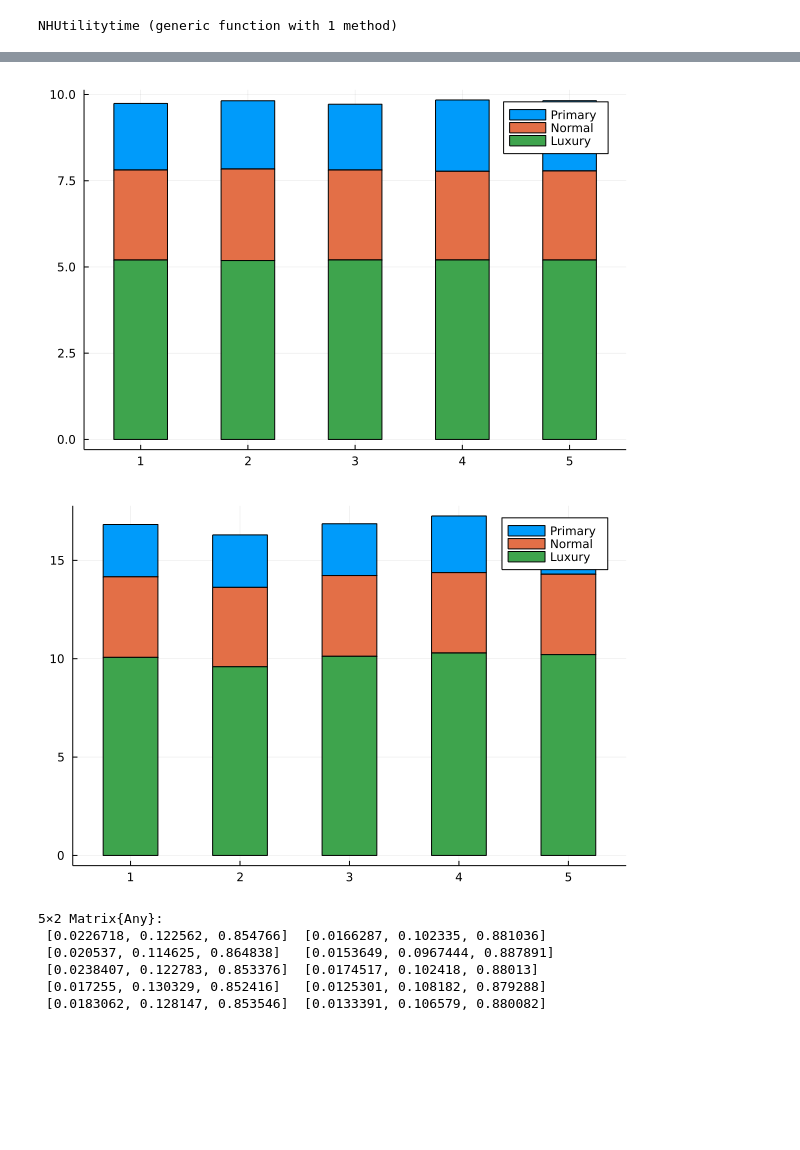
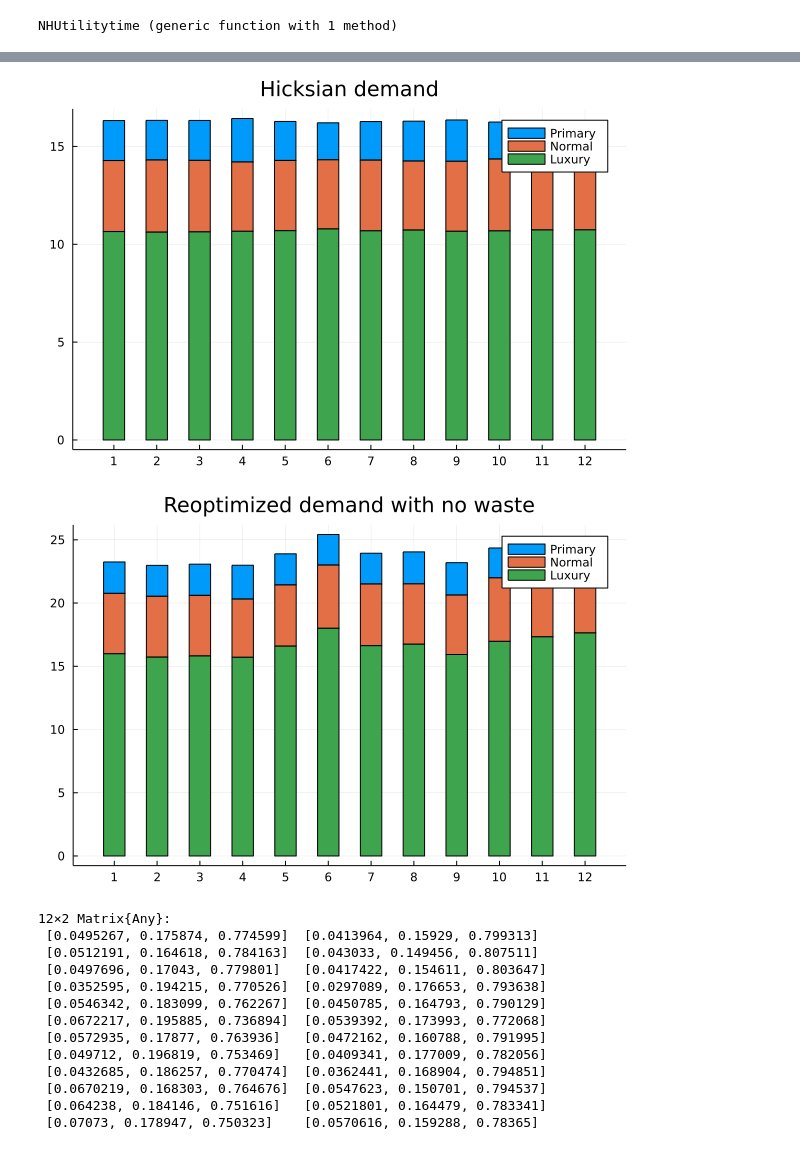
Before and after one commit to antoineding/IIRUHH_master, a Jupyter notebook: U_find.ipynb, the cells around one changed output, grey strips where cells are left out. Cells and saved outputs as stored; diff of their text form; code cells hidden in the pictures; blank space fills up the shorter version.

```diff
--- a/U_find.ipynb
+++ b/U_find.ipynb
@@ -692,3 +725,3 @@ BoundsError: BoundsError: attempt to access 1000×3 Matrix{Any} at index [1:1000
 # %%
-res=NHUtilitytime([10.0, 10.0, 10.0],p,5)
+X=NHUtilitytime([10.0, 10.0, 10.0], ptime, T)
 # %% [output]
@@ -738,25 +746,26 @@ plot!(Umin[:,2])
 # %%
 using StatsPlots
 Primary=[]
 Normal=[]
 Luxury=[]
 for t=1:T
     p=C[:,1][t][1]
     n=C[:,1][t][2]
     l=C[:,1][t][3]
     Primary_s=push!(Primary,p)
     Normal_s=push!(Normal,n)
     Luxury_s=push!(Luxury,l)
 end
 
 ticklabel =[1:T 1:T 1:T]
 groupedbar([Primary Normal Luxury],
         bar_position = :stack,
+        title="Hicksian demand",
         bar_width=0.5,
         xticks=(1:T, ticklabel),
         label=["Primary" "Normal" "Luxury"])
 # %% [output]
-[figure, old version]
+[figure, new version]
 # %%
 Primary_s=[]
 Normal_s=[]
@@ -773,20 +782,28 @@ end
 ticklabel =[1:T 1:T 1:T]
 groupedbar([Primary_s Normal_s Luxury_s],
         bar_position = :stack,
+        title="Reoptimized demand with no waste",
         bar_width=0.5,
         xticks=(1:T, ticklabel),
         label=["Primary" "Normal" "Luxury"])
 # %% [output]
-[figure, old version]
+[figure, new version]
 # %%
 Share
 # %% [output]
-5×2 Matrix{Any}:
- [0.0226718, 0.122562, 0.854766]  [0.0166287, 0.102335, 0.881036]
- [0.020537, 0.114625, 0.864838]   [0.0153649, 0.0967444, 0.887891]
- [0.0238407, 0.122783, 0.853376]  [0.0174517, 0.102418, 0.88013]
- [0.017255, 0.130329, 0.852416]   [0.0125301, 0.108182, 0.879288]
- [0.0183062, 0.128147, 0.853546]  [0.0133391, 0.106579, 0.880082]
+12×2 Matrix{Any}:
+ [0.0495267, 0.175874, 0.774599]  [0.0413964, 0.15929, 0.799313]
+ [0.0512191, 0.164618, 0.784163]  [0.043033, 0.149456, 0.807511]
+ [0.0497696, 0.17043, 0.779801]   [0.0417422, 0.154611, 0.803647]
+ [0.0352595, 0.194215, 0.770526]  [0.0297089, 0.176653, 0.793638]
+ [0.0546342, 0.183099, 0.762267]  [0.0450785, 0.164793, 0.790129]
+ [0.0672217, 0.195885, 0.736894]  [0.0539392, 0.173993, 0.772068]
+ [0.0572935, 0.17877, 0.763936]   [0.0472162, 0.160788, 0.791995]
+ [0.049712, 0.196819, 0.753469]   [0.0409341, 0.177009, 0.782056]
+ [0.0432685, 0.186257, 0.770474]  [0.0362441, 0.168904, 0.794851]
+ [0.0670219, 0.168303, 0.764676]  [0.0547623, 0.150701, 0.794537]
+ [0.064238, 0.184146, 0.751616]   [0.0521801, 0.164479, 0.783341]
+ [0.07073, 0.178947, 0.750323]    [0.0570616, 0.159288, 0.78365]
 # %%
 Primary_s=[]
 Normal_s=[]
```
Also changed, not shown: parts of 12 cells of this notebook.
